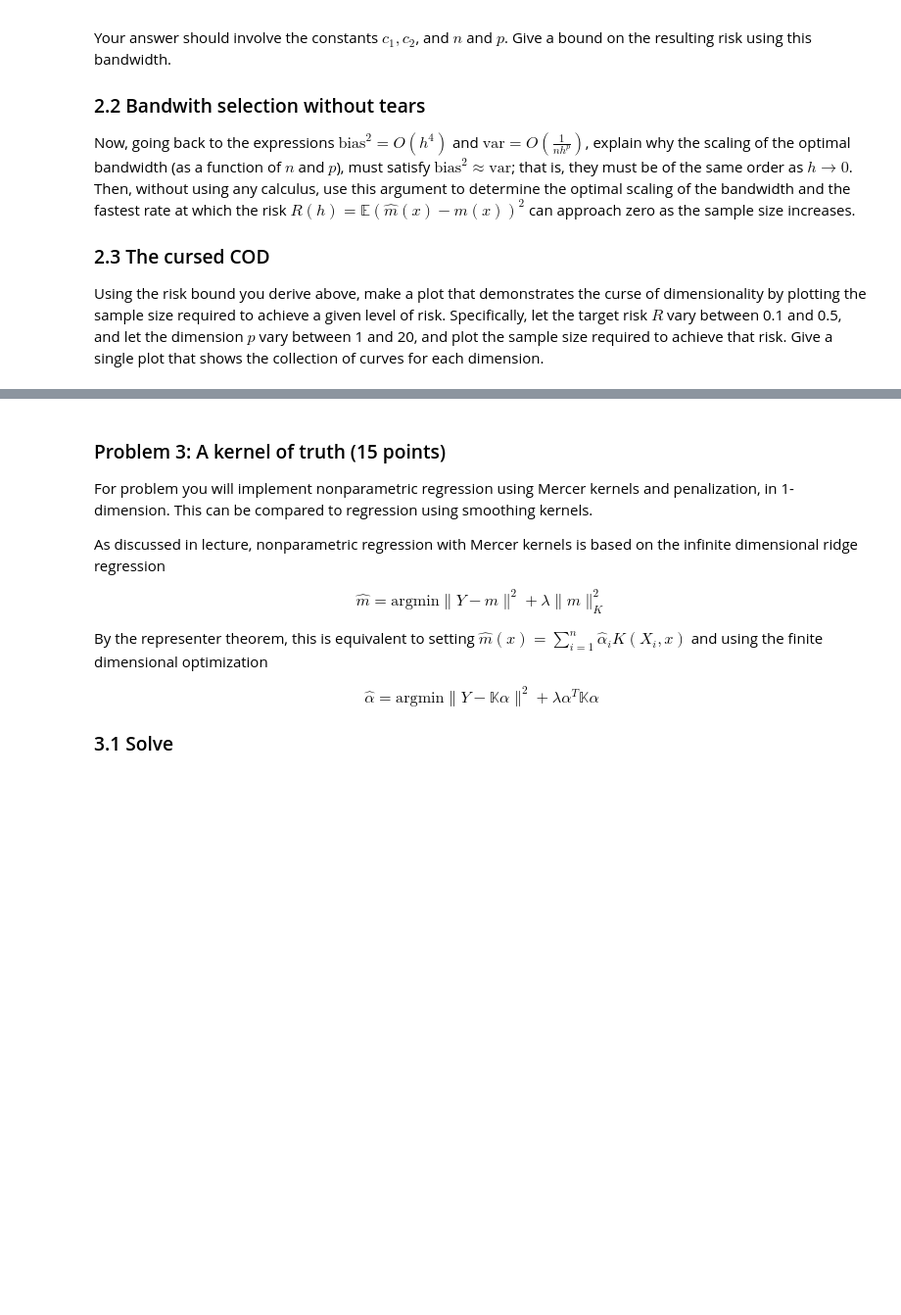
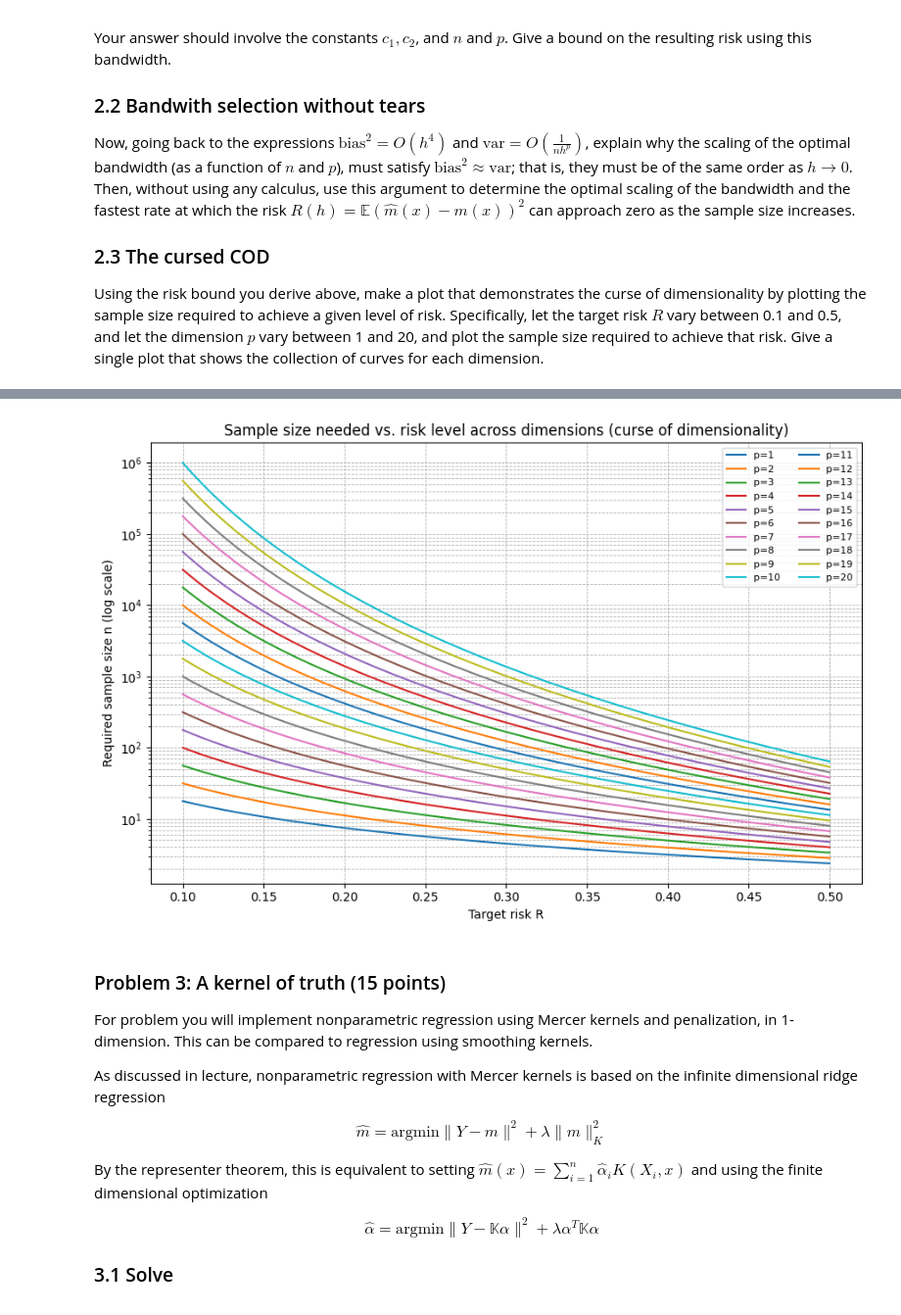
Before and after one commit to wangyf1125/SDS6650, a Jupyter notebook: assignments/assn1/assn1.ipynb, the cells around one changed output, grey strips where cells are left out. Shown: that part at 98% size. Cells and saved outputs as stored; diff of their text form; code cells hidden in the pictures; blank space fills up the shorter version.

```diff
--- a/assignments/assn1/assn1.ipynb
+++ b/assignments/assn1/assn1.ipynb
@@ -270,3 +330,28 @@ Using the risk bound you derive above, make a plot that demonstrates the curse o
+# %%
+import numpy as np
+import matplotlib.pyplot as plt
+
+R_vals = np.linspace(0.1, 0.5, 200)
+p_vals = range(1, 21)
+
+def n_required(R, p, const=1.0):
+    return const * (R ** (-(p + 4) / 4.0))
+
+plt.figure(figsize=(9, 6))
+for p in p_vals:
+    n_curve = n_required(R_vals, p)
+    plt.plot(R_vals, n_curve, label=f"p={p}")
+
+plt.yscale('log')
+plt.xlabel('Target risk R')
+plt.ylabel('Required sample size n (log scale)')
+plt.title('Sample size needed vs. risk level across dimensions (curse of dimensionality)')
+plt.legend(ncol=2, fontsize=8)
+plt.grid(True, which='both', linestyle='--', linewidth=0.6)
+plt.tight_layout()
+plt.show()
+# %% [output]
+[figure, added]
 # %% [markdown]
 ### Problem 3: A kernel of truth (15 points)
 
```
Also changed, not shown: parts of 1 cell of this notebook.
